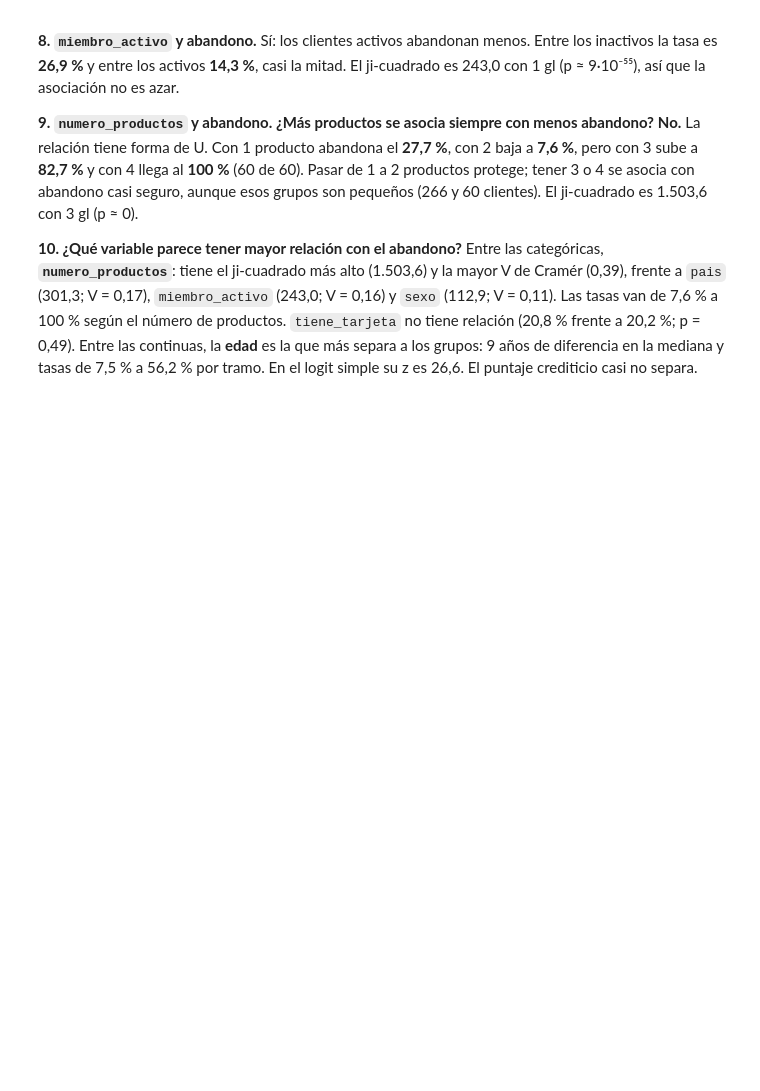
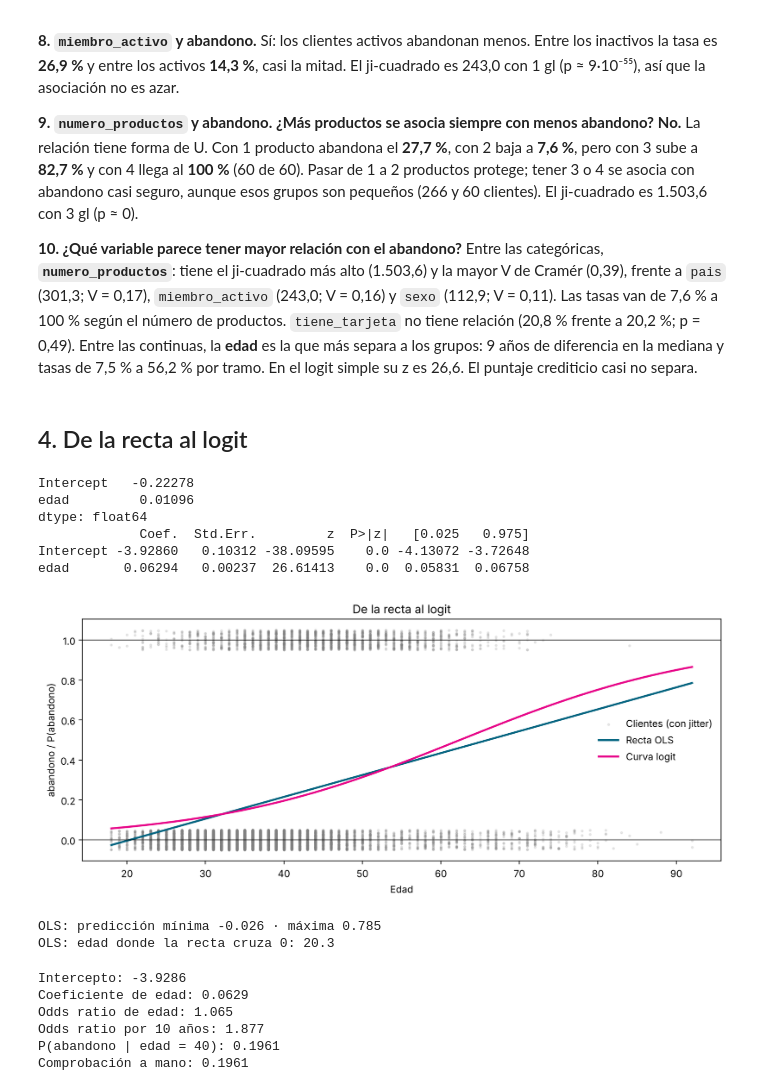
Before and after one commit to tibelclan-bot/Taller-de-regresion-, a Jupyter notebook: Taller_Abandono_Producto_Financiero.ipynb, the cells around one changed output. Cells and saved outputs as stored; diff of their text form; code cells hidden in the pictures; blank space fills up the shorter version.

Commit message:
Punto 4: de la recta al logit

```diff
--- a/Taller_Abandono_Producto_Financiero.ipynb
+++ b/Taller_Abandono_Producto_Financiero.ipynb
@@ -282,3 +282,53 @@ Sí: los clientes activos abandonan menos. Entre los inactivos la tasa es **26,9
 
 **10. ¿Qué variable parece tener mayor relación con el abandono?**
 Entre las categóricas, **`numero_productos`**: tiene el ji-cuadrado más alto (1.503,6) y la mayor V de Cramér (0,39), frente a `pais` (301,3; V = 0,17), `miembro_activo` (243,0; V = 0,16) y `sexo` (112,9; V = 0,11). Las tasas van de 7,6 % a 100 % según el número de productos. `tiene_tarjeta` no tiene relación (20,8 % frente a 20,2 %; p = 0,49). Entre las continuas, la **edad** es la que más separa a los grupos: 9 años de diferencia en la mediana y tasas de 7,5 % a 56,2 % por tramo. En el logit simple su z es 26,6. El puntaje crediticio casi no separa.
+# %% [markdown]
+## 4. De la recta al logit
+# %%
+ols_edad = smf.ols("abandono ~ edad", data=df).fit()
+logit_edad = smf.logit("abandono ~ edad", data=df).fit(disp=0)
+print(ols_edad.params.round(5))
+print(logit_edad.summary2().tables[1].round(5))
+
+rejilla = pd.DataFrame({"edad": np.linspace(df["edad"].min(), df["edad"].max(), 200)})
+rng_jitter = np.random.default_rng(0)
+y_jitter = df["abandono"] + rng_jitter.uniform(-0.05, 0.05, len(df))
+
+fig, ax = plt.subplots(figsize=(10, 4.5))
+ax.scatter(df["edad"], y_jitter, s=4, alpha=0.15, color="grey", label="Clientes (con jitter)")
+ax.plot(rejilla["edad"], ols_edad.predict(rejilla), color="#00637F", lw=2, label="Recta OLS")
+ax.plot(rejilla["edad"], logit_edad.predict(rejilla), color="#E70488", lw=2, label="Curva logit")
+ax.axhline(0, color="black", lw=0.6); ax.axhline(1, color="black", lw=0.6)
+ax.set_xlabel("Edad"); ax.set_ylabel("abandono / P(abandono)")
+ax.set_title("De la recta al logit")
+ax.legend(frameon=False); plt.tight_layout(); plt.show()
+
+pred_ols = ols_edad.predict(rejilla)
+print("OLS: predicción mínima", round(pred_ols.min(), 3), "· máxima", round(pred_ols.max(), 3))
+print("OLS: edad donde la recta cruza 0:", round(-ols_edad.params["Intercept"] / ols_edad.params["edad"], 1))
+# %% [output]
+Intercept   -0.22278
+edad         0.01096
+dtype: float64
+             Coef.  Std.Err.         z  P>|z|   [0.025   0.975]
+Intercept -3.92860   0.10312 -38.09595    0.0 -4.13072 -3.72648
+edad       0.06294   0.00237  26.61413    0.0  0.05831  0.06758
+[figure, added]
+OLS: predicción mínima -0.026 · máxima 0.785
+OLS: edad donde la recta cruza 0: 20.3
+# %%
+b0, b1 = logit_edad.params["Intercept"], logit_edad.params["edad"]
+print("Intercepto:", round(b0, 4))
+print("Coeficiente de edad:", round(b1, 4))
+print("Odds ratio de edad:", round(np.exp(b1), 4))
+print("Odds ratio por 10 años:", round(np.exp(10 * b1), 3))
+p40 = float(logit_edad.predict(pd.DataFrame({"edad": [40]}))[0])
+print("P(abandono | edad = 40):", round(p40, 4))
+print("Comprobación a mano:", round(np.exp(b0 + 40 * b1) / (1 + np.exp(b0 + 40 * b1)), 4))
+# %% [output]
+Intercepto: -3.9286
+Coeficiente de edad: 0.0629
+Odds ratio de edad: 1.065
+Odds ratio por 10 años: 1.877
+P(abandono | edad = 40): 0.1961
+Comprobación a mano: 0.1961
```
Also changed, not shown: parts of 1 cell of this notebook.
